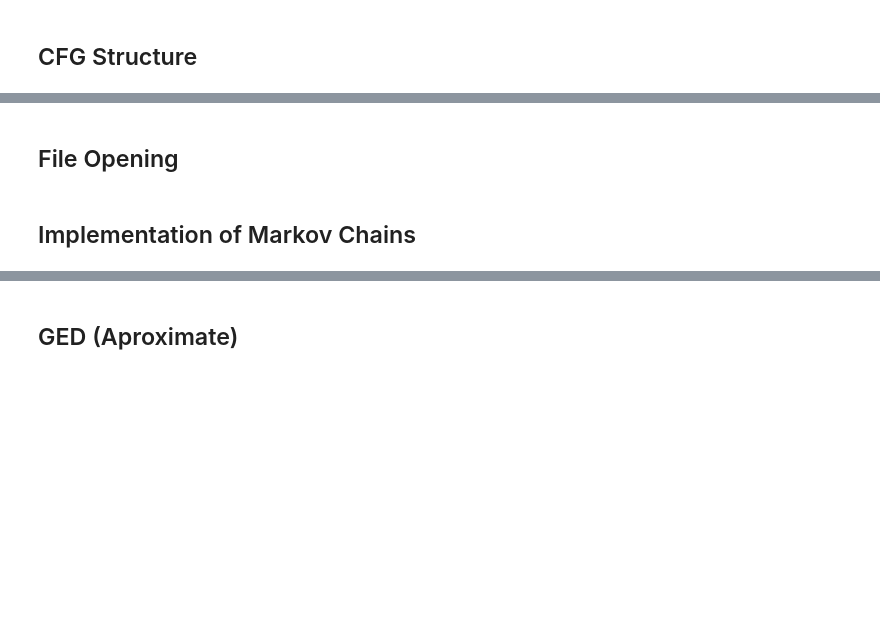
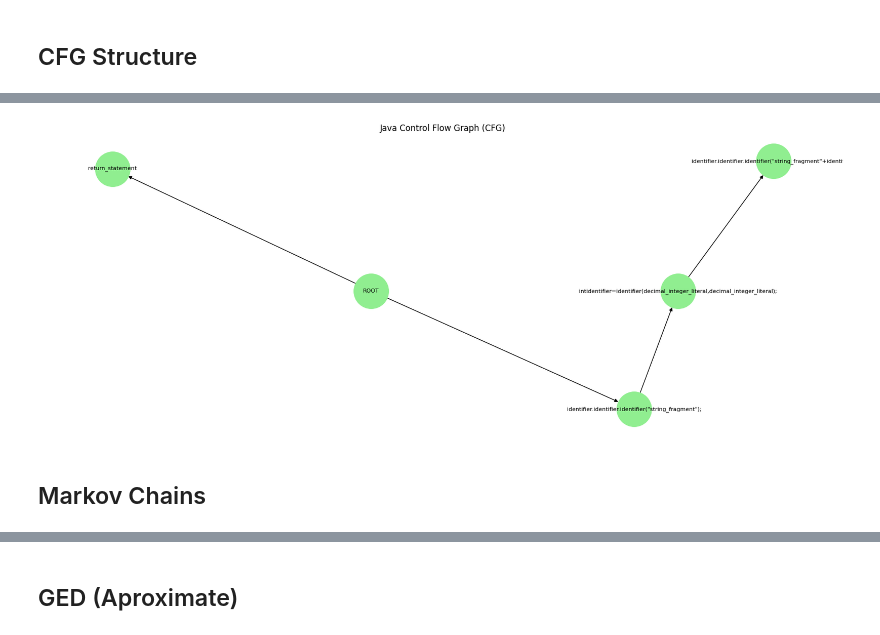
Before and after one commit to Ian326/TC3002B-PlagiarismDetection, a Jupyter notebook: src/tools/AST.ipynb, the cells around one changed output, grey strips where cells are left out. Drawn from its saved outputs; the diff is of its cells as text; code cells hidden in the pictures; blank space fills up the shorter version.

Commit message:
(feat): Update file strcture | Improve docStrings

```diff
--- a/src/tools/AST.ipynb
+++ b/src/tools/AST.ipynb
@@ -167,7 +265,16 @@ def printTreeNodes(nodes_list):
 # %%
-def merge_method_cfgs(cfg_dict):
+def merge_CFGs(cfg_dict):
     """
-    Given a dict of {method_name: method_cfg}, merge all into a single CFG with a 'root' node.
+    Given a dictionary of subCFG's, merge all into a single CFG with a 'root' node.
+
+    Parameters
+    ---
+    cfg_dict: `dict`
+        A dictionary where keys are method names and values are their corresponding CFGs.
+
+    Returns
+    ---
+    super_cfg: `Graph` A merged CFG with a 'root' node.
     """
     super_cfg = nx.DiGraph()
     root_id = "root"
@@ -177,7 +284,7 @@ def merge_method_cfgs(cfg_dict):
         # Rename method nodes to avoid conflicts
         renamed_cfg = nx.relabel_nodes(
             method_cfg,
-            lambda n: f"{method_name}::{n}"
+            lambda n: f"{method_name} {n}"
         )
 
         # Merge method graph into the super CFG
@@ -191,17 +298,24 @@ def merge_method_cfgs(cfg_dict):
     return super_cfg
 # %%
 
-def extract_method_cfgs(tree, source_code, cfg_builder_class):
+def build_CFG(tree, source_code, cfg_builder_class):
     """
     Extracts a CFG for each method in a Java class.
 
-    Parameters:
-        tree: The Tree-sitter parsed tree from your Java code
-        source_code: The raw Java source code (as a byte string)
-        cfg_builder_class: The class you use to build CFGs (must have .build(node) method)
+    Parameters
+    ---
+    tree: `Tree Sitter Tree`
+        The Tree-sitter parsed tree
 
-    Returns:
-        Dictionary of {method_name: networkx.DiGraph}
+    source_code: `bytes`
+        The raw source code
+
+    cfg_builder_class: `CFGBuilder`
+        The CFGBuilder class to build the CFG
+
+    Returns
+    ---
+        `dict` Dictionary of {method_name: networkx.DiGraph}
     """
     root = tree.root_node
     method_cfgs = {}
@@ -634,5 +661,12 @@ plt.show()
-# %% [markdown]
-## File Opening
+# %%
+# Initialize the CFGBuilder
+CFSubGraphs = build_CFG(tree, code, CFGBuilder)
+CFGraph = merge_CFGs(CFSubGraphs)
+
+# Draw the CFG
+draw_CFG(CFGraph)
+# %% [output]
+[figure, added]
 # %% [markdown]
-## Implementation of Markov Chains
+## Markov Chains
 # %%
```
Also changed, not shown: parts of 31 cells of this notebook, 1 other file.
